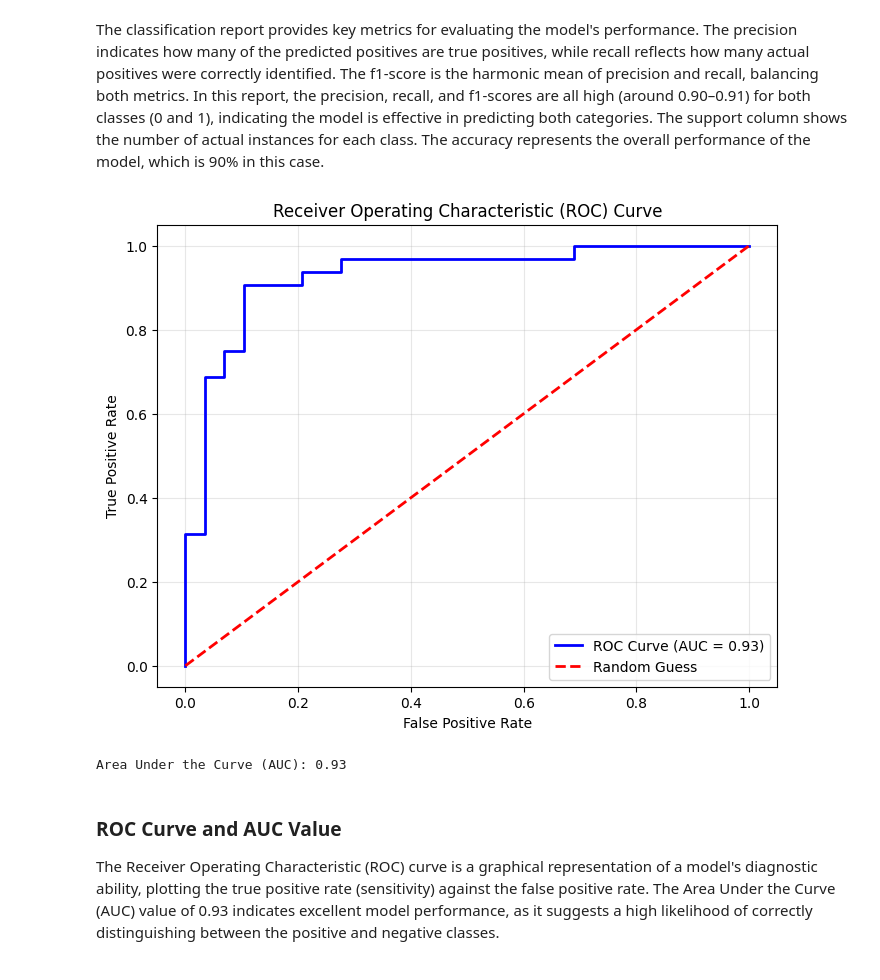
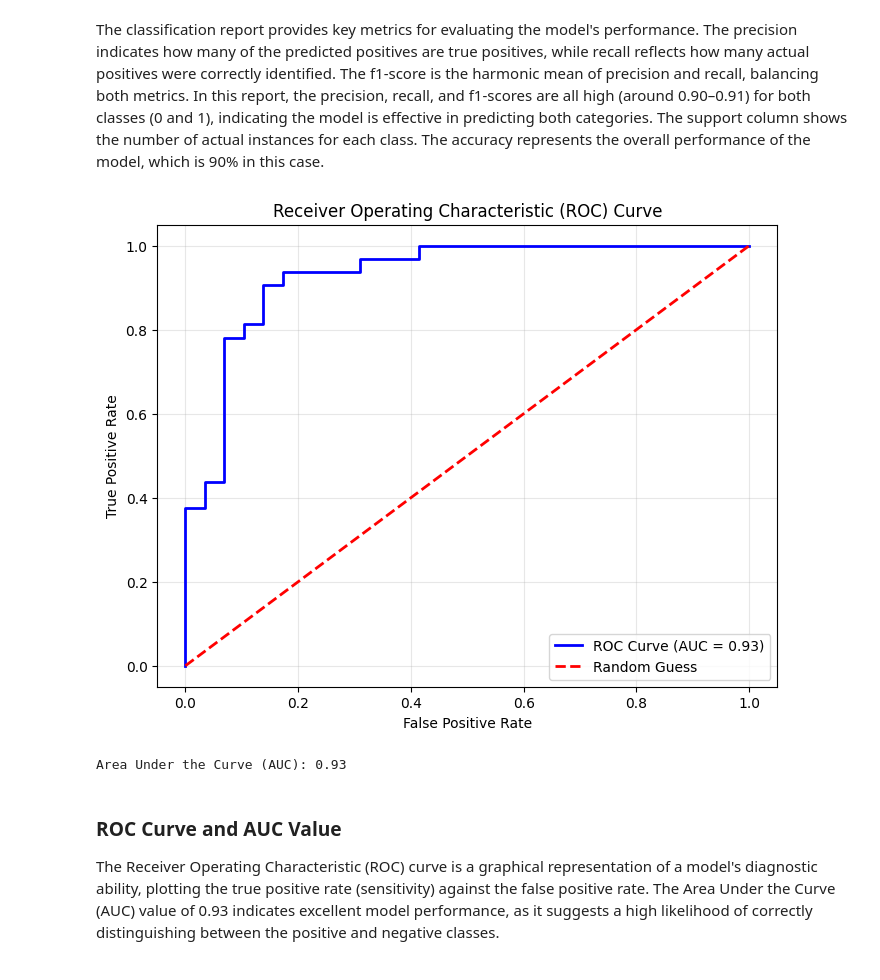
Before and after one commit to Tharindu396/Heartfailure_detection, a Jupyter notebook: Untitled.ipynb, the cells around one changed output. Cells and saved outputs as stored; diff of their text form; code cells hidden in the pictures.

```diff
--- a/Untitled.ipynb
+++ b/Untitled.ipynb
@@ -514,6 +514,26 @@ plt.show()
 ## Machine Learning Model Development: Placement Prediction with Support Vector Machine
 # %%
 # Train SVM model
-svm_model = SVC(kernel="rbf", probability=True, random_state=42)
-svm_model.fit(X_train_scaled, y_train)
+from sklearn.model_selection import GridSearchCV
+from sklearn.svm import SVC
+
+# Define the parameter grid
+param_grid = {
+    'C': [0.01,0.1, 1, 10, 100,1000],  # Test different regularization strengths
+    'kernel': ['linear', 'rbf', 'poly'],
+    'gamma': [1, 0.1, 0.01, 0.001]  # Test different gamma values
+}
+
+# Create the GridSearchCV object
+grid_search = GridSearchCV(SVC(probability=True, random_state=42), param_grid, cv=5, scoring='accuracy')
+
+# Fit the model to the data
+grid_search.fit(X_train_scaled, y_train)
+
+# Output the best parameters and accuracy
+print("Best Hyperparameters:", grid_search.best_params_)
+print("Best Training Accuracy:", grid_search.best_score_)
+
+# Use the best model to make predictions
+best_model = grid_search.best_estimator_
 # %% [output]
@@ -592,31 +613,31 @@ The classification report provides key metrics for evaluating the model's perfor
 # %%
 from sklearn.metrics import roc_curve, auc
 import matplotlib.pyplot as plt
 
 # Calculate the predicted probabilities for the test set
-y_test_proba = svm_model.predict_proba(X_test_scaled)[:, 1]
+y_test_proba = best_model.predict_proba(X_test_scaled)[:, 1]
 
 # Generate the ROC curve
 fpr, tpr, thresholds = roc_curve(y_test, y_test_proba)
 
 # Calculate the AUC
 roc_auc = auc(fpr, tpr)
 
 # Plot the ROC curve
 plt.figure(figsize=(8, 6))
 plt.plot(fpr, tpr, color='blue', lw=2, label=f'ROC Curve (AUC = {roc_auc:.2f})')
 plt.plot([0, 1], [0, 1], color='red', lw=2, linestyle='--', label='Random Guess')
 
 plt.title("Receiver Operating Characteristic (ROC) Curve")
 plt.xlabel("False Positive Rate")
 plt.ylabel("True Positive Rate")
 plt.legend(loc="lower right")
 plt.grid(alpha=0.3)
 plt.show()
 
 print(f"Area Under the Curve (AUC): {roc_auc:.2f}")
 # %% [output]
-[figure, old version]
+[figure, new version]
 Area Under the Curve (AUC): 0.93
 # %% [markdown]
 ### ROC Curve and AUC Value
```
Also changed, not shown: parts of 8 cells of this notebook.
